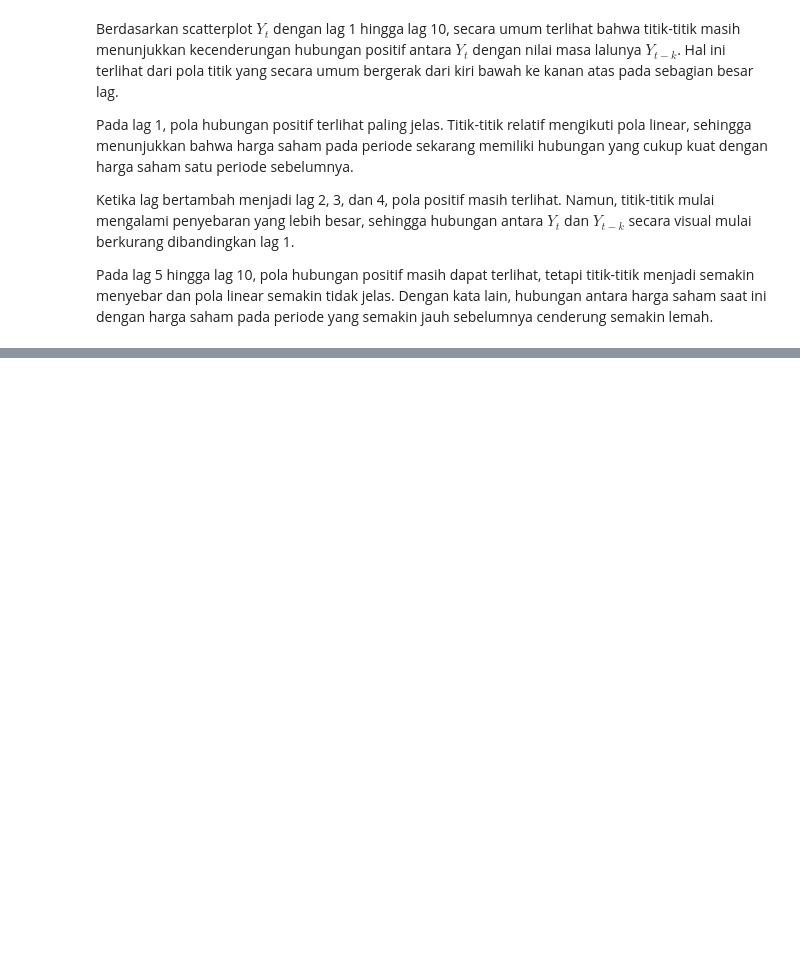
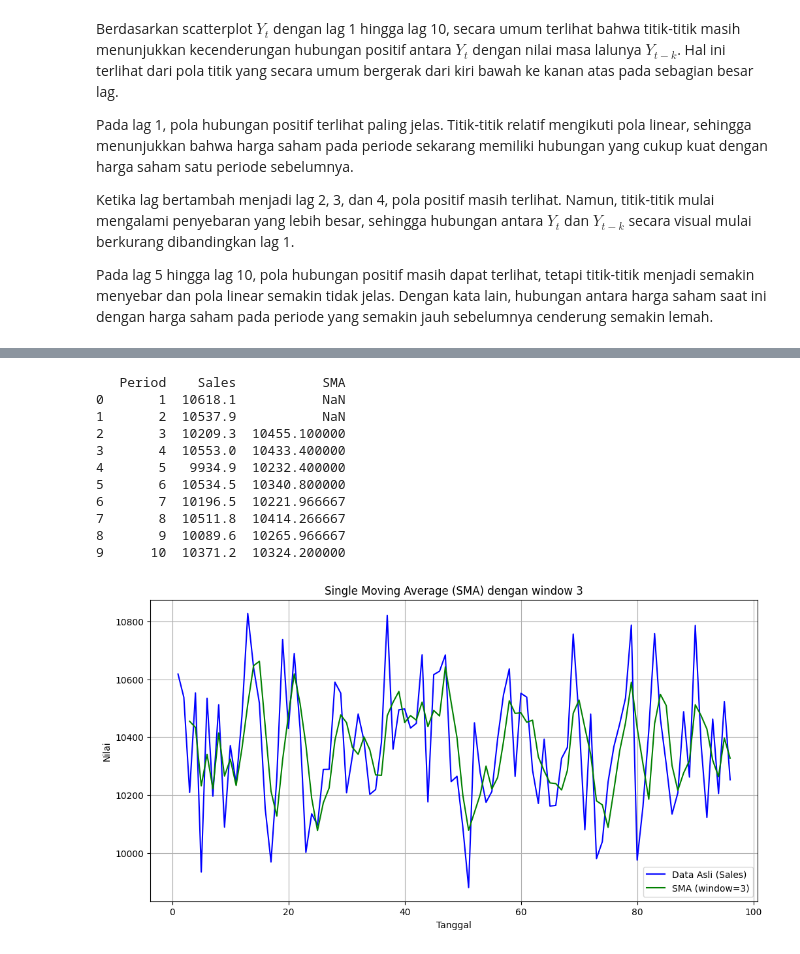
Before and after one commit to haniyathul/Praktikum-Analisis-Deret-Waktu, a Jupyter notebook: Tugas Praktikum_STA2542_Minggu_1.ipynb, the cells around one changed output, grey strips where cells are left out. Cells and saved outputs as stored; diff of their text form; code cells hidden in the pictures; blank space fills up the shorter version.

```diff
--- a/Tugas Praktikum_STA2542_Minggu_1.ipynb
+++ b/Tugas Praktikum_STA2542_Minggu_1.ipynb
@@ -268,0 +372,33 @@ Pada lag 5 hingga lag 10, pola hubungan positif masih dapat terlihat, tetapi tit
+# %%
+
+window = 3 # --> window atau nilai m
+
+# Hitung Single Moving Average (SMA)
+train_data_sma['SMA'] = train_data_sma['Sales'].rolling(window=window).mean()
+
+# Tampilkan 10 data pertama dengan kolom SMA yang baru
+print(train_data_sma.head(10))
+
+# Plot data asli dan SMA
+plt.figure(figsize=(12, 6))
+plt.plot(train_data_sma.Period, train_data_sma.Sales, label='Data Asli (Sales)', color='blue')
+plt.plot(train_data_sma.Period, train_data_sma['SMA'], label=f'SMA (window={window})', color='green')
+plt.xlabel('Tanggal')
+plt.ylabel('Nilai')
+plt.title(f'Single Moving Average (SMA) dengan window {window}')
+plt.legend()
+plt.grid(True)
+plt.show()
+# %% [output]
+   Period    Sales           SMA
+0       1  10618.1           NaN
+1       2  10537.9           NaN
+2       3  10209.3  10455.100000
+3       4  10553.0  10433.400000
+4       5   9934.9  10232.400000
+5       6  10534.5  10340.800000
+6       7  10196.5  10221.966667
+7       8  10511.8  10414.266667
+8       9  10089.6  10265.966667
+9      10  10371.2  10324.200000
+[figure, added]
```
Also changed, not shown: parts of 31 cells of this notebook.
